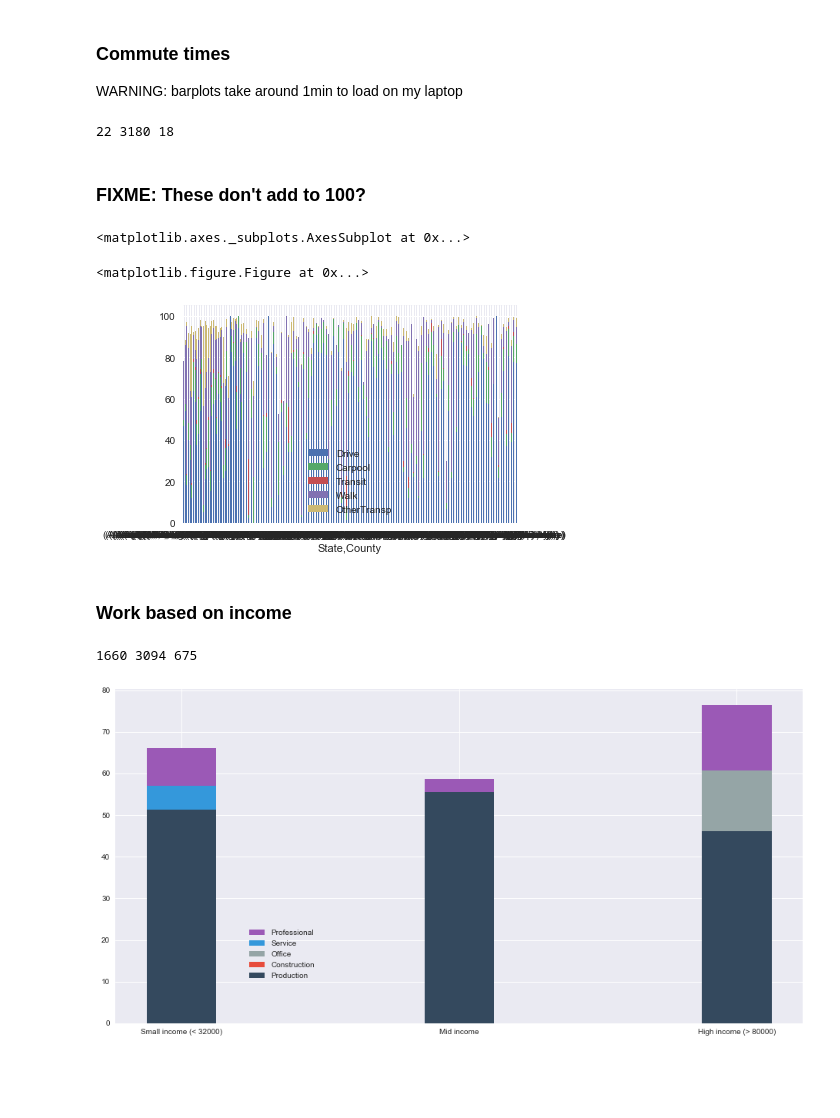
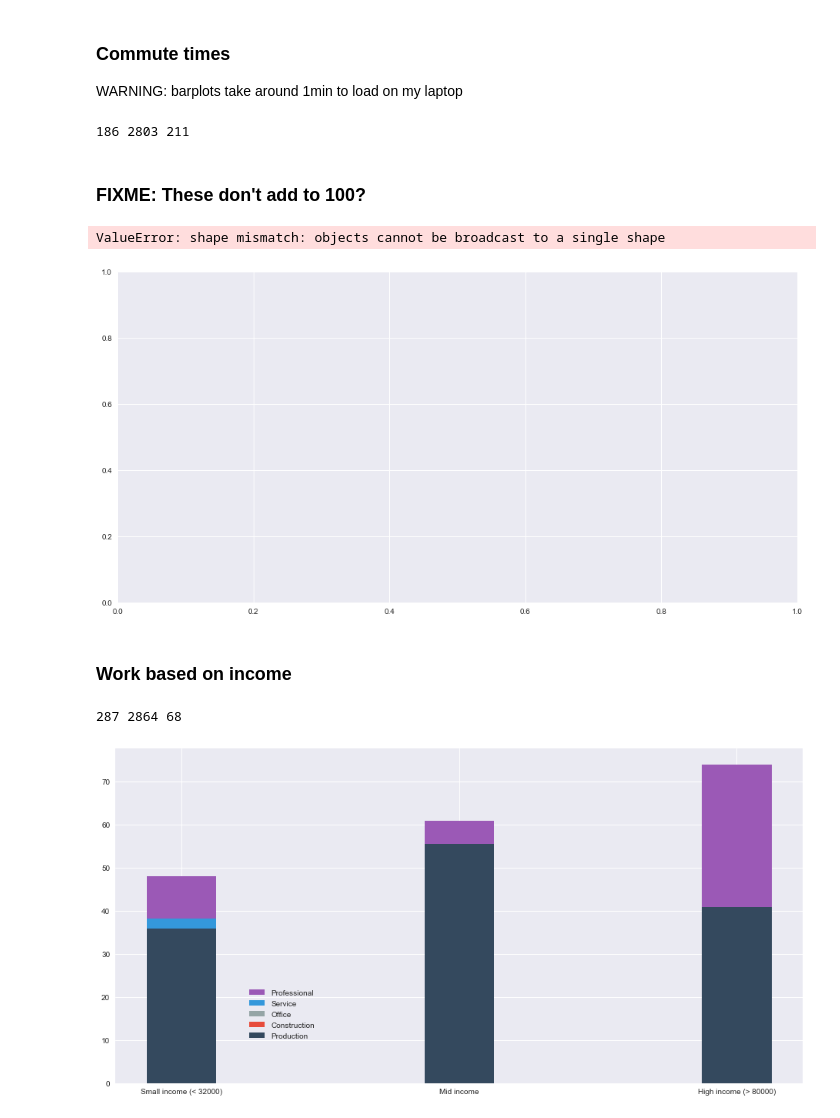
Before and after one commit to pstetz/Kaggle, a Jupyter notebook: in_progress/census/fun.ipynb, the cells around one changed output. Saved outputs shown, nothing was run; the diff lists cells and outputs as text; code cells hidden in the pictures; blank space fills up the shorter version.

```diff
--- a/in_progress/census/fun.ipynb
+++ b/in_progress/census/fun.ipynb
@@ -12,9 +12,6 @@ sns.set()
 ### Load data
 # %%
 census = pd.read_csv("../../data/census/census_county.csv")
-
-# Removing missing rows with missing population values
-census = census.drop(census[census.TotalPop == 0].index)
 
 print("Shape of data", census.shape)
 print("Columns", census.columns)
@@ -231,11 +230,15 @@ _ = (
 
 WARNING: barplots take around 1min to load on my laptop
 # %%
-high_times = census[census.MeanCommute > 40].groupby(["State", "County"])
-mid_times = census[(census.MeanCommute < 40) & (census.MeanCommute > 10)].groupby(["State", "County"])
-low_times  = census[census.MeanCommute < 10].groupby(["State", "County"])
+trans = ['Drive', 'Carpool', 'Transit', 'Walk', 'OtherTransp', "WorkAtHome"]
+flatui = ["#9b59b6", "#3498db", "#95a5a6", "#e74c3c", "#34495e", "#00b894"]
+c = {trans[i]: flatui[i] for i in range(6)}
+
+high_times = census[census.MeanCommute > 32]
+mid_times = census[(census.MeanCommute < 32) & (census.MeanCommute > 15)]
+low_times  = census[census.MeanCommute < 15]
 print(len(low_times), len(mid_times), len(high_times))
 # %% [output]
-22 3180 18
+186 2803 211
 # %% [markdown]
 ### FIXME: These don't add to 100?
@@ -242,25 +254,30 @@ print(len(low_times), len(mid_times), len(high_times))
 # %%
-trans = ['Drive', 'Carpool', 'Transit', 'Walk', 'OtherTransp']
-flatui = ["#9b59b6", "#3498db", "#95a5a6", "#e74c3c", "#34495e"]
-c = {trans[i]: flatui[i] for i in range(5)}
-
 plt.figure(figsize=(16, 8))
 
-low_times[trans].median() .plot(kind="bar", stacked=True, rot=0)
+low, mid, high = [],[],[]
 
+for tran in trans:
+    low.append(low_times[tran].sum())
+    mid.append(mid_times[tran].sum())
+    high.append(high_times[tran].sum())
 
-# counties[races].plot(kind="bar", stacked=True, ax=ax3, rot=0)
+low  = [low[i]  / sum(low) for i in range(len(low))]
+mid  = [mid[i]  / sum(mid) for i in range(len(mid))]
+high = [high[i] / sum(high) for i in range(len(high))]
 
-# for tran in trans:
-#     plt.bar("Short commutes (< 10min)", low_times[tran].median(), width=0.25, align="center", label=tran, color=c[tran])
-#     plt.bar("Mid commutes", mid_times[tran].median(), width=0.25, align="center", color=c[tran])
-#     plt.bar("Long commutes (> 40min)", high_times[tran].median(), width=0.25, align="center", color=c[tran])
+sns.barplot(low, trans, stacked=True)
+counties[races].plot(kind="bar", stacked=True, ax=ax3, rot=0)
 
-# _ = plt.legend(bbox_to_anchor=(0.3, 0.3))
+# for i, tran in enumerate(trans):
+#     plt.bar("Short commutes (< 10min)", low[i], width=0.25, align="center", label=tran, color=c[tran])
+#     plt.bar("Mid commutes", mid[i], width=0.25, align="center", color=c[tran])
+#     plt.bar("Long commutes (> 40min)", high[i], width=0.25, align="center", color=c[tran])
+
+plt.title("")
+_ = plt.legend(bbox_to_anchor=(0.3, 0.3))
 # %% [output]
-<matplotlib.axes._subplots.AxesSubplot at 0x...>
+ValueError: shape mismatch: objects cannot be broadcast to a single shape
-<matplotlib.figure.Figure at 0x...>
-[figure, old version]
+[figure, new version]
 # %% [markdown]
 ### Work based on income
 # %%
@@ -269,11 +286,22 @@ mid_income = census[(census.Income < 80000) & (census.Income > 32000)].groupby([
 low_income  = census[census.Income < 32000].groupby(["State", "County"])
 print(len(low_income), len(mid_income), len(high_income))
 # %% [output]
-1660 3094 675
+287 2864 68
 # %%
 works = [ 'Professional', 'Service', 'Office', 'Construction','Production']
 flatui = ["#9b59b6", "#3498db", "#95a5a6", "#e74c3c", "#34495e"]
 c = {works[i]: flatui[i] for i in range(5)}
+
+low, mid, high = [],[],[]
+
+for tran in trans:
+    low.append(low_times[tran].sum())
+    mid.append(mid_times[tran].sum())
+    high.append(high_times[tran].sum())
+
+low  = [low[i]  / sum(low) for i in range(len(low))]
+mid  = [mid[i]  / sum(mid) for i in range(len(mid))]
+high = [high[i] / sum(high) for i in range(len(high))]
 
 plt.figure(figsize=(16, 8))
 for work in works:
@@ -283,7 +311,7 @@ for work in works:
 
 _ = plt.legend(bbox_to_anchor=(0.3, 0.3))
 # %% [output]
-[figure, old version]
+[figure, new version]
 # %%
 works = ['PrivateWork', 'PublicWork', 'SelfEmployed', 'FamilyWork']
 
```
Also changed, not shown: parts of 6 cells of this notebook, 5 other files.
